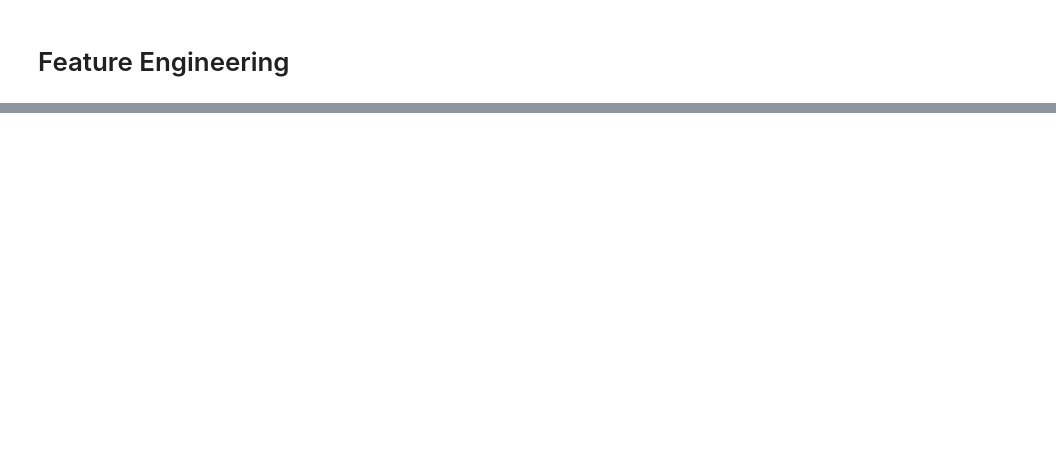
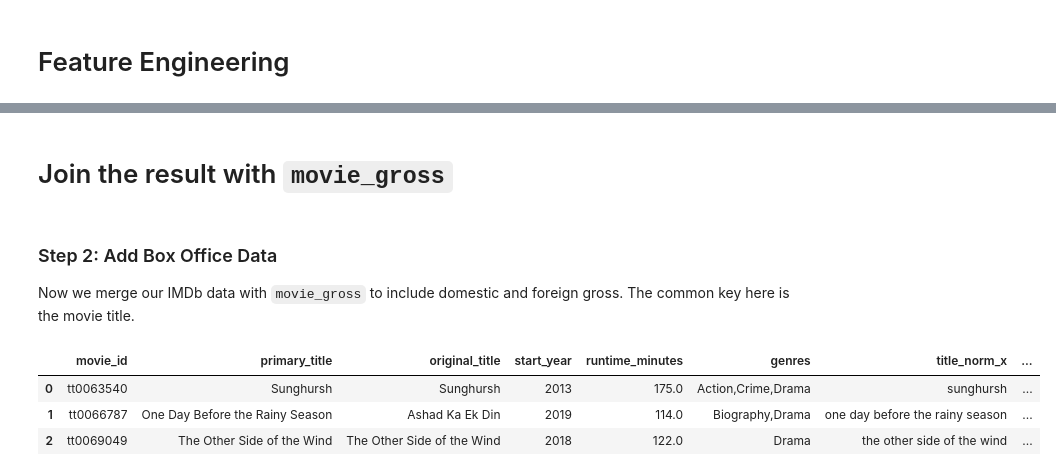
Before and after one commit to lorenaterah/Phase-2-project-G3, a Jupyter notebook: Notebooks/steve.ipynb, the cells around one changed output, grey strips where cells are left out. Saved outputs shown, nothing was run; the diff lists cells and outputs as text; code cells hidden in the pictures; blank space fills up the shorter version.

```diff
--- a/Notebooks/steve.ipynb
+++ b/Notebooks/steve.ipynb
@@ -559,0 +565,10 @@ dtype: int64
+# %%
+# Total gross for Box Office data
+movie_gross['total_gross'] = movie_gross['domestic_gross'] + movie_gross['foreign_gross']
+
+# Profit ratio for The Numbers data
+movie_budgets['profit_ratio'] = movie_budgets['worldwide_gross'] / movie_budgets['production_budget']
+movie_budgets['profit_ratio'].replace([np.inf, -np.inf], np.nan, inplace=True)
+
+# Cap extreme outliers (values above 20 are rare in film data)
+movie_budgets['profit_ratio'] = movie_budgets['profit_ratio'].clip(upper=20)
@@ -559,0 +592,17 @@ dtype: int64
+# %% [markdown]
+# Join the result with `movie_gross`
+# %% [markdown]
+### Step 2: Add Box Office Data
+Now we merge our IMDb data with `movie_gross` to include domestic and foreign gross.
+The common key here is the movie title.
+# %%
+imdb_gross_df = pd.merge(imdb_df, movie_gross,
+                         left_on='primary_title',
+                         right_on='title',
+                         how='left')
+imdb_gross_df.head(3)
+# %% [output]
+|  | movie_id | primary_title | original_title | start_year | runtime_minutes | genres | title_norm_x | ... |
+| 0 | tt0063540 | Sunghursh | Sunghursh | 2013 | 175.0 | Action,Crime,Drama | sunghursh | ... |
+| 1 | tt0066787 | One Day Before the Rainy Season | Ashad Ka Ek Din | 2019 | 114.0 | Biography,Drama | one day before the rainy season | ... |
+| 2 | tt0069049 | The Other Side of the Wind | The Other Side of the Wind | 2018 | 122.0 | Drama | the other side of the wind | ... |
```
Also changed, not shown: parts of 12 cells of this notebook.
